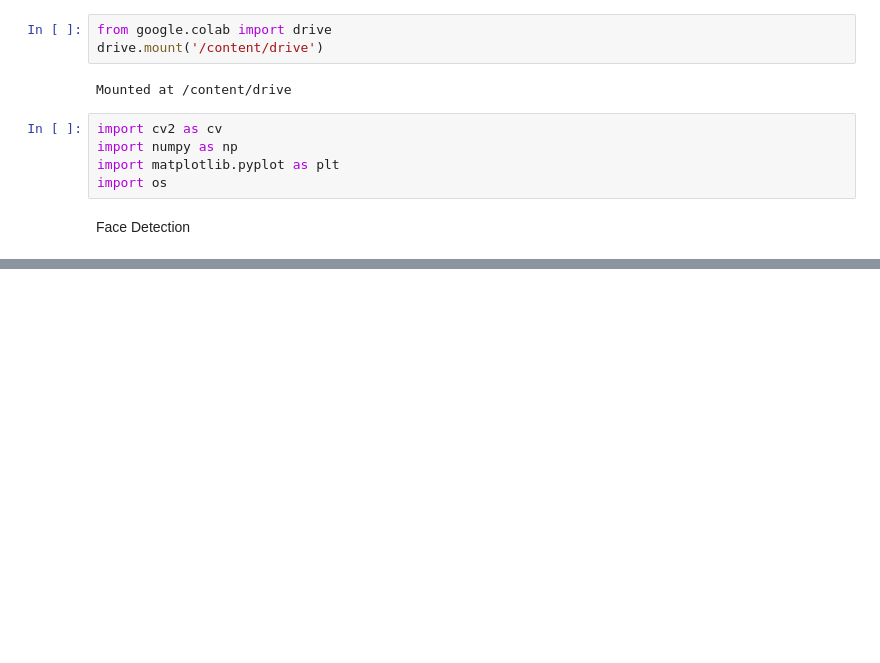
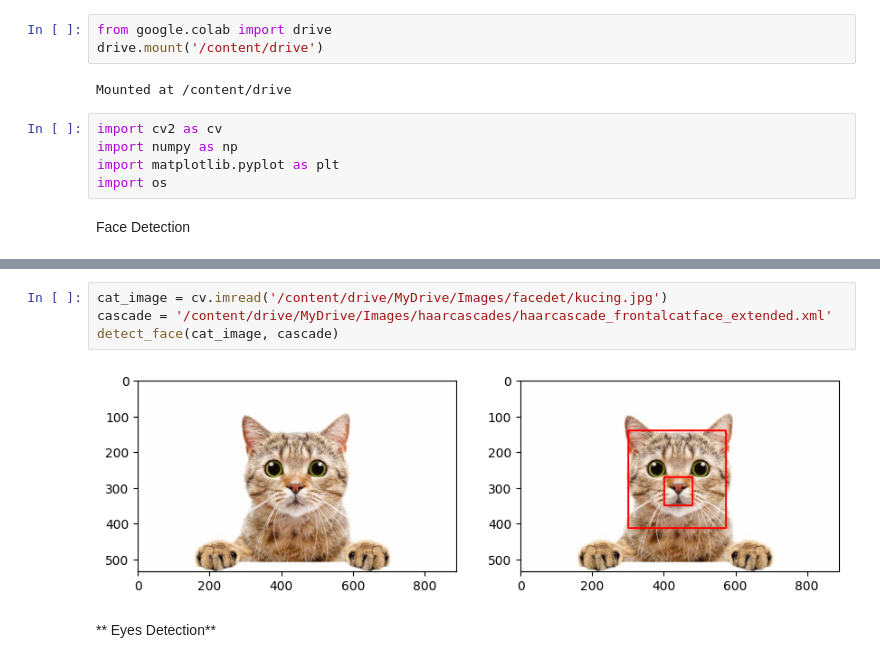
Before and after one commit to Raden616Rizki/PCVK_Ganjil_2023, a Jupyter notebook: Week12.ipynb, the cells around one changed output, grey strips where cells are left out. Saved outputs shown, nothing was run; the diff lists cells and outputs as text; blank space fills up the shorter version.

```diff
--- a/Week12.ipynb
+++ b/Week12.ipynb
@@ -45,0 +55,8 @@ for name_file in list_face:
+# %%
+cat_image = cv.imread('/content/drive/MyDrive/Images/facedet/kucing.jpg')
+cascade = '/content/drive/MyDrive/Images/haarcascades/haarcascade_frontalcatface_extended.xml'
+detect_face(cat_image, cascade)
+# %% [output]
+[figure, added]
+# %% [markdown]
+** Eyes Detection**
```
Also changed, not shown: parts of 3 cells of this notebook.
